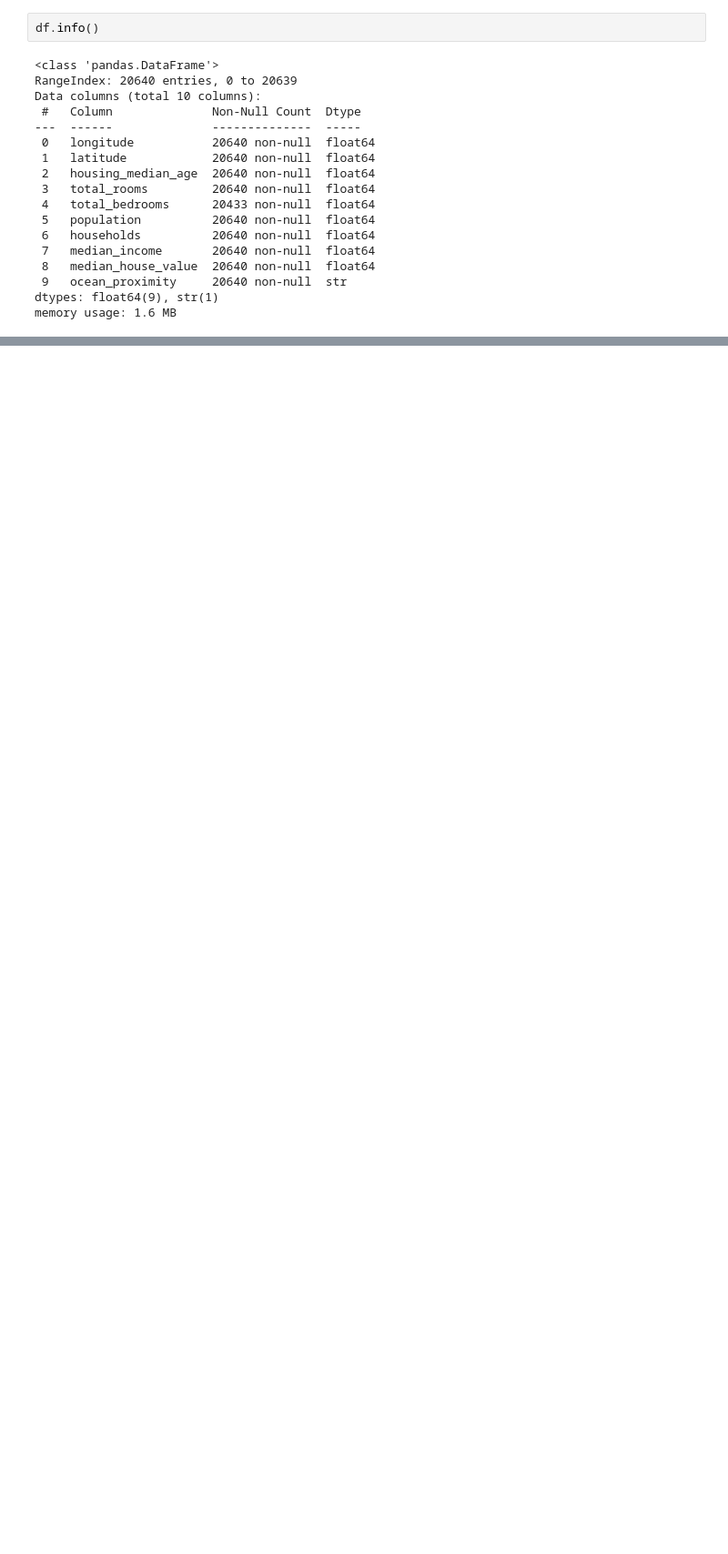
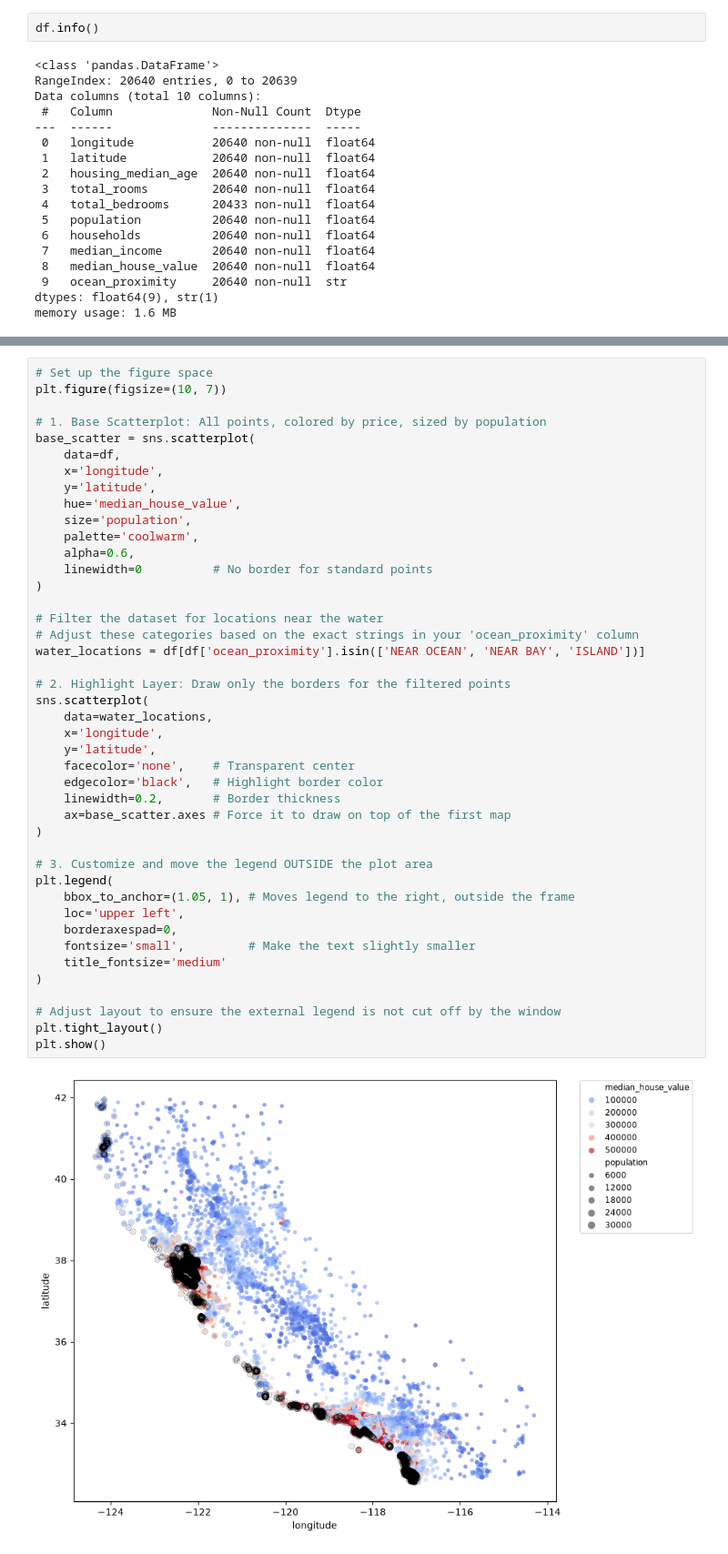
Before and after one commit to kovexison/Practica-AI, a Jupyter notebook: 01-ML-Regression/house_pricing.ipynb, the cells around one changed output, grey strips where cells are left out. Shown at 91% size. Drawn from its saved outputs; the diff is of its cells as text; blank space fills up the shorter version.

```diff
--- a/01-ML-Regression/house_pricing.ipynb
+++ b/01-ML-Regression/house_pricing.ipynb
@@ -52,0 +117,45 @@ df.describe()
+# %%
+# Set up the figure space
+plt.figure(figsize=(10, 7))
+
+# 1. Base Scatterplot: All points, colored by price, sized by population
+base_scatter = sns.scatterplot(
+    data=df,
+    x='longitude',
+    y='latitude',
+    hue='median_house_value',
+    size='population',
+    palette='coolwarm',
+    alpha=0.6,
+    linewidth=0          # No border for standard points
+)
+
+# Filter the dataset for locations near the water
+# Adjust these categories based on the exact strings in your 'ocean_proximity' column
+water_locations = df[df['ocean_proximity'].isin(['NEAR OCEAN', 'NEAR BAY', 'ISLAND'])]
+
+# 2. Highlight Layer: Draw only the borders for the filtered points
+sns.scatterplot(
+    data=water_locations,
+    x='longitude',
+    y='latitude',
+    facecolor='none',    # Transparent center
+    edgecolor='black',   # Highlight border color
+    linewidth=0.2,       # Border thickness
+    ax=base_scatter.axes # Force it to draw on top of the first map
+)
+
+# 3. Customize and move the legend OUTSIDE the plot area
+plt.legend(
+    bbox_to_anchor=(1.05, 1), # Moves legend to the right, outside the frame
+    loc='upper left',
+    borderaxespad=0,
+    fontsize='small',         # Make the text slightly smaller
+    title_fontsize='medium'
+)
+
+# Adjust layout to ensure the external legend is not cut off by the window
+plt.tight_layout()
+plt.show()
+# %% [output]
+[figure, added]
```
Also changed, not shown: parts of 7 cells of this notebook, 1 other file.
